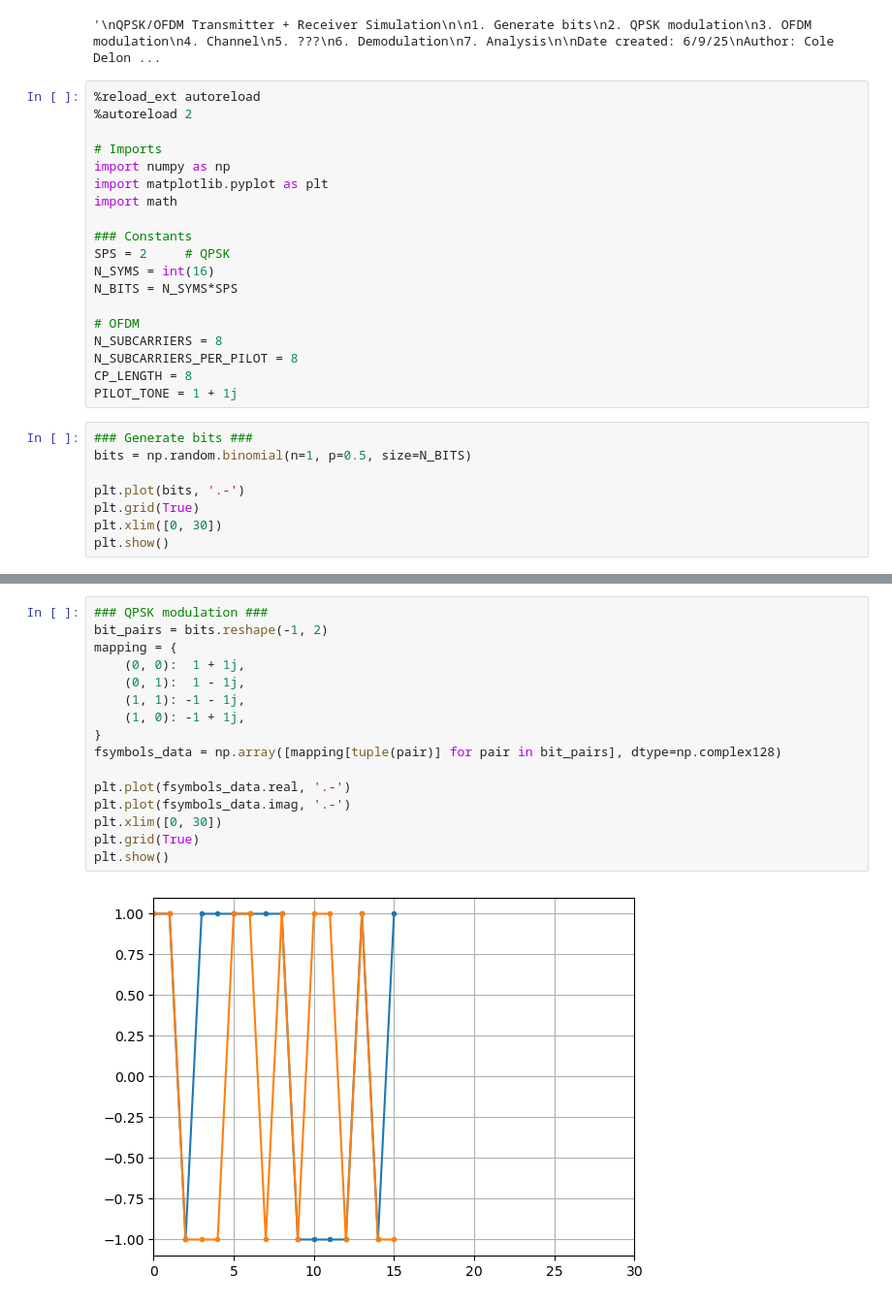
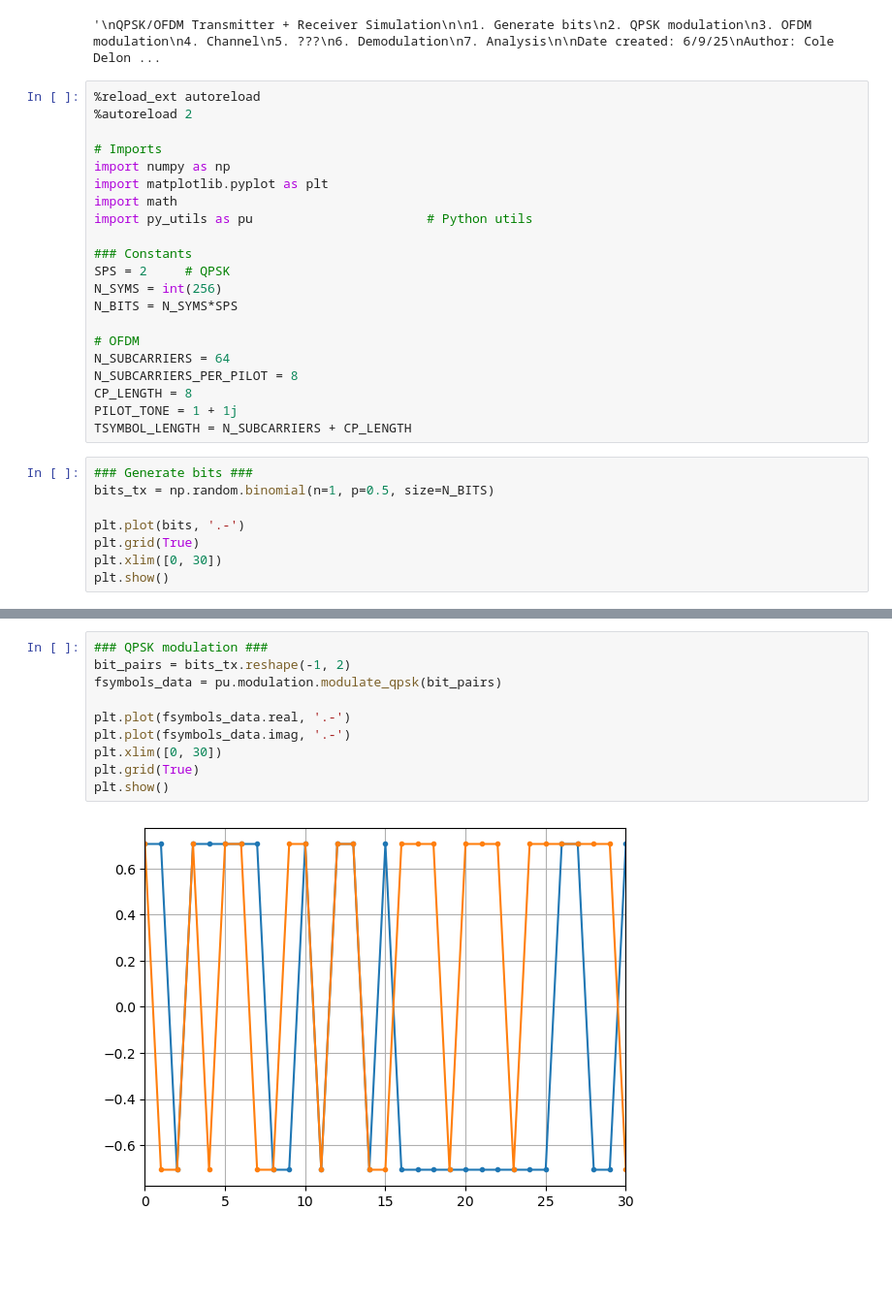
Before and after one commit to cddelong6626/sdr-notebooks, a Jupyter notebook: notebooks/scratch/ofdm_sim.ipynb, the cells around one changed output, grey strips where cells are left out. Shown at 97% size. Saved outputs shown, nothing was run; the diff lists cells and outputs as text; blank space fills up the shorter version.

```diff
--- a/notebooks/scratch/ofdm_sim.ipynb
+++ b/notebooks/scratch/ofdm_sim.ipynb
@@ -23,20 +23,22 @@ Author: Cole Delong
 import numpy as np
 import matplotlib.pyplot as plt
 import math
+import py_utils as pu                       # Python utils
 
 ### Constants
 SPS = 2     # QPSK
-N_SYMS = int(16)
+N_SYMS = int(256)
 N_BITS = N_SYMS*SPS
 
 # OFDM
-N_SUBCARRIERS = 8
+N_SUBCARRIERS = 64
 N_SUBCARRIERS_PER_PILOT = 8
 CP_LENGTH = 8
 PILOT_TONE = 1 + 1j
+TSYMBOL_LENGTH = N_SUBCARRIERS + CP_LENGTH
 # %%
 ### Generate bits ###
-bits = np.random.binomial(n=1, p=0.5, size=N_BITS)
+bits_tx = np.random.binomial(n=1, p=0.5, size=N_BITS)
 
 plt.plot(bits, '.-')
 plt.grid(True)
@@ -47,21 +49,15 @@ plt.show()
 # %%
 ### QPSK modulation ###
-bit_pairs = bits.reshape(-1, 2)
-mapping = {
-    (0, 0):  1 + 1j,
-    (0, 1):  1 - 1j,
-    (1, 1): -1 - 1j,
-    (1, 0): -1 + 1j,
-}
-fsymbols_data = np.array([mapping[tuple(pair)] for pair in bit_pairs], dtype=np.complex128)
+bit_pairs = bits_tx.reshape(-1, 2)
+fsymbols_data = pu.modulation.modulate_qpsk(bit_pairs)
 
 plt.plot(fsymbols_data.real, '.-')
 plt.plot(fsymbols_data.imag, '.-')
 plt.xlim([0, 30])
 plt.grid(True)
 plt.show()
 # %% [output]
-[figure, old version]
+[figure, new version]
 # %%
 ### OFDM modulation ###
 
```
Also changed, not shown: parts of 14 cells of this notebook.
